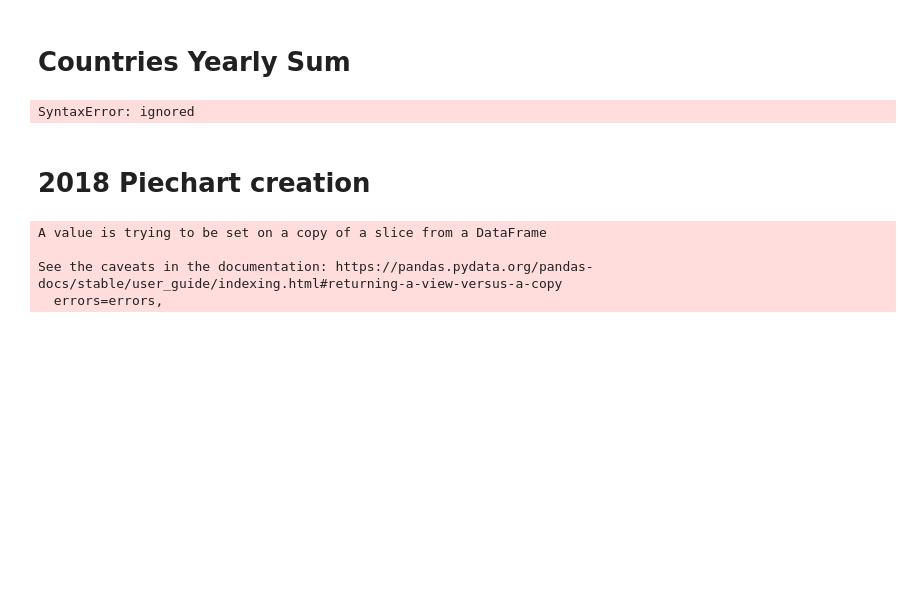
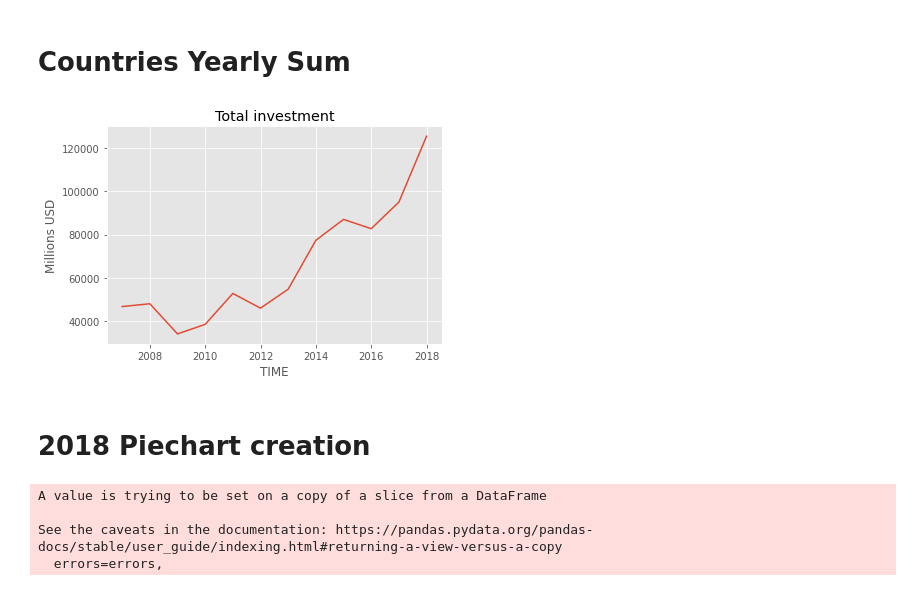
Before and after one commit to csd-oss/vc-investmemt, a Jupyter notebook: VC_Investment.ipynb, the cells around one changed output. Saved outputs shown, nothing was run; the diff lists cells and outputs as text; code cells hidden in the pictures; blank space fills up the shorter version.

```diff
--- a/VC_Investment.ipynb
+++ b/VC_Investment.ipynb
@@ -80,12 +80,12 @@ plt.show()
 # Countries Yearly Sum
 # %%
 filt_total = (df_usd['STAGES'] == "VC_T") & (df_usd['TIME'] >= 2007) #not enoght data till 2007
-df_usd[filt_total].groupby(['TIME'])['Value'].sum().plot().
+df_usd[filt_total].groupby(['TIME'])['Value'].sum().plot()
 plt.title('Total investment')
 plt.ylabel('Millions USD')
 plt.show()
 # %% [output]
-SyntaxError: ignored
+[figure, added]
 # %% [markdown]
 # 2018 Piechart creation
 # %%
```
Also changed, not shown: parts of 3 cells of this notebook.
